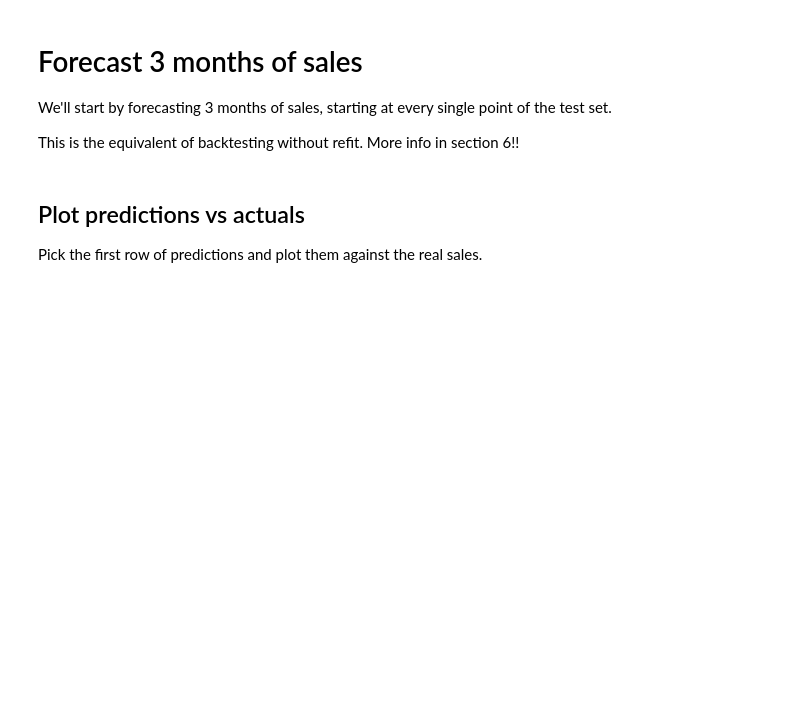
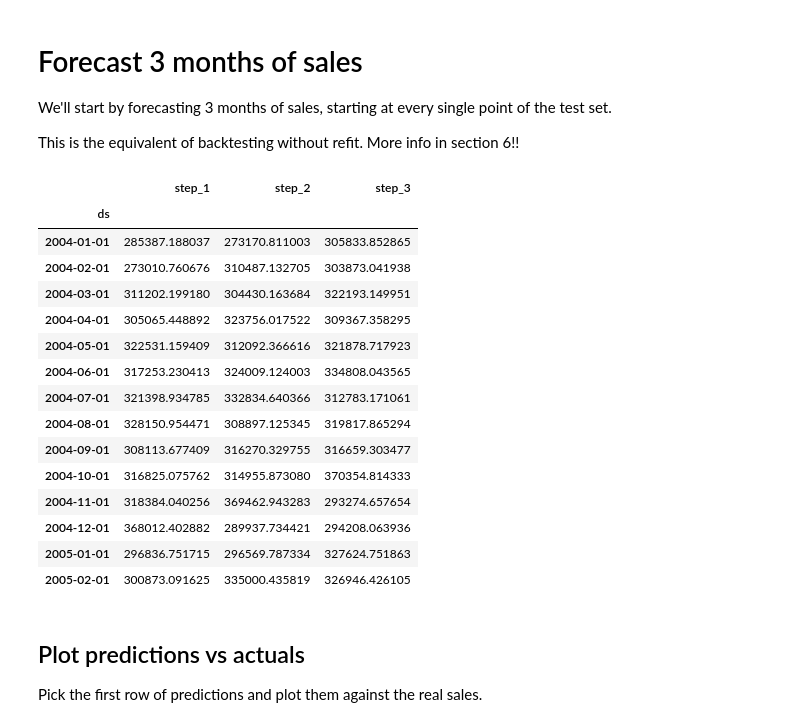
Before and after one commit to nuosv/forecasting-with-machine-learning, a Jupyter notebook: 02-multistep-forecasting/assignment/02-assignment.ipynb, the cells around one changed output. Cells and saved outputs as stored; diff of their text form; code cells hidden in the pictures; blank space fills up the shorter version.

```diff
--- a/02-multistep-forecasting/assignment/02-assignment.ipynb
+++ b/02-multistep-forecasting/assignment/02-assignment.ipynb
@@ -338,6 +380,33 @@ Or, as we will do, you can add the Lasso within the pipeline.
 We'll start by forecasting 3 months of sales, starting at every single point of the test set.
 
 This is the equivalent of backtesting without refit. More info in section 6!!
+# %%
+# this step creates 3 month forecasts, starting every month.
+
+forecasts = pd.DataFrame(
+    pipe.predict(X_test),
+    index=X_test.loc[end_train:].index,
+    columns=[f"step_{i+1}" for i in range(3)]
+)
+
+forecasts
+# %% [output]
+|  | step_1 | step_2 | step_3 |
+| ds |  |  |  |
+| 2004-01-01 | 285387.188037 | 273170.811003 | 305833.852865 |
+| 2004-02-01 | 273010.760676 | 310487.132705 | 303873.041938 |
+| 2004-03-01 | 311202.199180 | 304430.163684 | 322193.149951 |
+| 2004-04-01 | 305065.448892 | 323756.017522 | 309367.358295 |
+| 2004-05-01 | 322531.159409 | 312092.366616 | 321878.717923 |
+| 2004-06-01 | 317253.230413 | 324009.124003 | 334808.043565 |
+| 2004-07-01 | 321398.934785 | 332834.640366 | 312783.171061 |
+| 2004-08-01 | 328150.954471 | 308897.125345 | 319817.865294 |
+| 2004-09-01 | 308113.677409 | 316270.329755 | 316659.303477 |
+| 2004-10-01 | 316825.075762 | 314955.873080 | 370354.814333 |
+| 2004-11-01 | 318384.040256 | 369462.943283 | 293274.657654 |
+| 2004-12-01 | 368012.402882 | 289937.734421 | 294208.063936 |
+| 2005-01-01 | 296836.751715 | 296569.787334 | 327624.751863 |
+| 2005-02-01 | 300873.091625 | 335000.435819 | 326946.426105 |
 # %% [markdown]
 ## Plot predictions vs actuals
 
```
Also changed, not shown: parts of 5 cells of this notebook.
